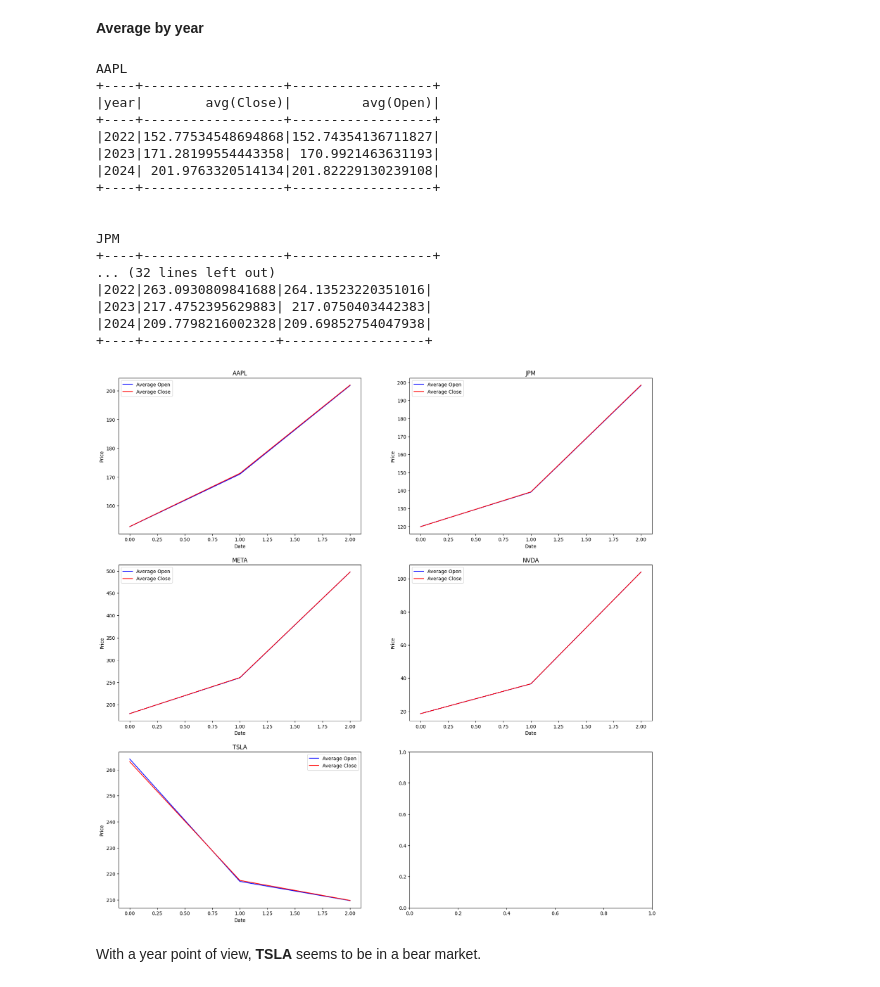
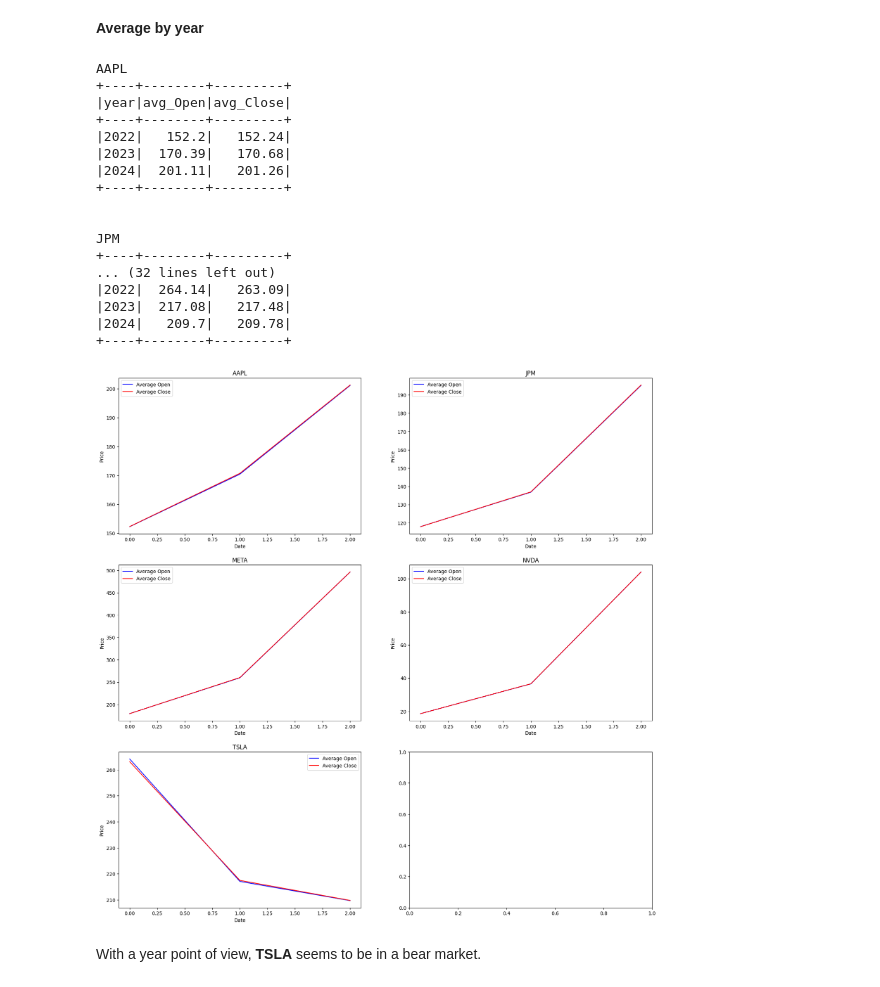
Before and after one commit to ghoumbadji/Stock-Analysis-with-Spark, a Jupyter notebook: Stock_Analysis_with_Spark.ipynb, the cells around one changed output. Drawn from its saved outputs; the diff is of its cells as text; code cells hidden in the pictures.

```diff
--- a/Stock_Analysis_with_Spark.ipynb
+++ b/Stock_Analysis_with_Spark.ipynb
@@ -468,7 +488,14 @@ Plotting the weekly averages for the year suggests that the stock appear to be i
 # %%
 for stock in stock_map:
   print(stock)
-  df = stock_map[stock].groupBy("year", "month").agg({"Open": "avg", "Close": "avg"}).orderBy("year", "month")
+  df = (stock_map[stock]
+        .groupBy("year", "month")
+        .agg(
+            F.round(F.avg("Open"), 2).alias("avg_Open"),
+            F.round(F.avg("Close"), 2).alias("avg_Close")
+        )
+        .orderBy("year", "month")
+  )
   df.show(6)
   print()
 # %% [output]
@@ -496,13 +523,20 @@ cur_row = 0
 cur_col = 0
 
 for stock in stock_map:
-  df = stock_map[stock].groupBy("year", "month").agg({"Open": "avg", "Close": "avg"}).orderBy("year", "month")
+  df = (stock_map[stock]
+        .groupBy("year", "month")
+        .agg(
+            F.round(F.avg("Open"), 2).alias("avg_Open"),
+            F.round(F.avg("Close"), 2).alias("avg_Close")
+        )
+        .orderBy("year", "month")
+  )
   df = df.toPandas()
   if cur_col == 2:
     cur_row += 1
     cur_col = 0
-  ax[cur_row, cur_col].plot(df["avg(Open)"], color="blue", label="Average Open")
-  ax[cur_row, cur_col].plot(df["avg(Close)"], color="red", label="Average Close")
+  ax[cur_row, cur_col].plot(df["avg_Open"], color="blue", label="Average Open")
+  ax[cur_row, cur_col].plot(df["avg_Close"], color="red", label="Average Close")
   ax[cur_row, cur_col].set_xlabel(xlabel="Date")
   ax[cur_row, cur_col].set_ylabel(ylabel="Price")
   ax[cur_row, cur_col].set_title(label=stock)
@@ -519,50 +553,64 @@ The monthly plots confirms our initial hypothesis on the tendency.
 # %%
 for stock in stock_map:
   print(stock)
-  df = stock_map[stock].groupBy("year").agg({"Open": "avg", "Close": "avg"}).orderBy("year")
+  df = (stock_map[stock]
+        .groupBy("year")
+        .agg(
+            F.round(F.avg("Open"), 2).alias("avg_Open"),
+            F.round(F.avg("Close"), 2).alias("avg_Close")
+        )
+        .orderBy("year")
+  )
   df.show()
   print()
 # %% [output]
 AAPL
-+----+------------------+------------------+
-|year|        avg(Close)|         avg(Open)|
-+----+------------------+------------------+
-|2022|152.77534548694868|152.74354136711827|
-|2023|171.28199554443358| 170.9921463631193|
-|2024| 201.9763320514134|201.82229130239108|
-+----+------------------+------------------+
++----+--------+---------+
+|year|avg_Open|avg_Close|
++----+--------+---------+
+|2022|   152.2|   152.24|
+|2023|  170.39|   170.68|
+|2024|  201.11|   201.26|
++----+--------+---------+
 
 
 JPM
-+----+------------------+------------------+
++----+--------+---------+
 ... (32 lines left out)
-|2022|263.0930809841688|264.13523220351016|
-|2023|217.4752395629883| 217.0750403442383|
-|2024|209.7798216002328|209.69852754047938|
-+----+-----------------+------------------+
+|2022|  264.14|   263.09|
+|2023|  217.08|   217.48|
+|2024|   209.7|   209.78|
++----+--------+---------+
 # %%
 fig, ax = plt.subplots(nrows=3, ncols=2)
 fig.set_size_inches(w=20, h=20)
 cur_row = 0
 cur_col = 0
 
 for stock in stock_map:
-  df = stock_map[stock].groupBy("year").agg({"Open": "avg", "Close": "avg"}).orderBy("year")
+  df = (stock_map[stock]
+        .groupBy("year")
+        .agg(
+            F.round(F.avg("Open"), 2).alias("avg_Open"),
+            F.round(F.avg("Close"), 2).alias("avg_Close")
+        )
+        .orderBy("year")
+  )
   df = df.toPandas()
   if cur_col == 2:
     cur_row += 1
     cur_col = 0
-  ax[cur_row, cur_col].plot(df["avg(Open)"], color="blue", label="Average Open")
-  ax[cur_row, cur_col].plot(df["avg(Close)"], color="red", label="Average Close")
+  ax[cur_row, cur_col].plot(df["avg_Open"], color="blue", label="Average Open")
+  ax[cur_row, cur_col].plot(df["avg_Close"], color="red", label="Average Close")
   ax[cur_row, cur_col].set_xlabel(xlabel="Date")
   ax[cur_row, cur_col].set_ylabel(ylabel="Price")
   ax[cur_row, cur_col].set_title(label=stock)
   ax[cur_row, cur_col].legend()
   cur_col += 1
 
 plt.show()
 # %% [output]
-[figure, old version]
+[figure, new version]
 # %% [markdown]
 With a year point of view, **TSLA** seems to be in a bear market.
 # %% [markdown]
```
Also changed, not shown: parts of 38 cells of this notebook, 3 other files.
